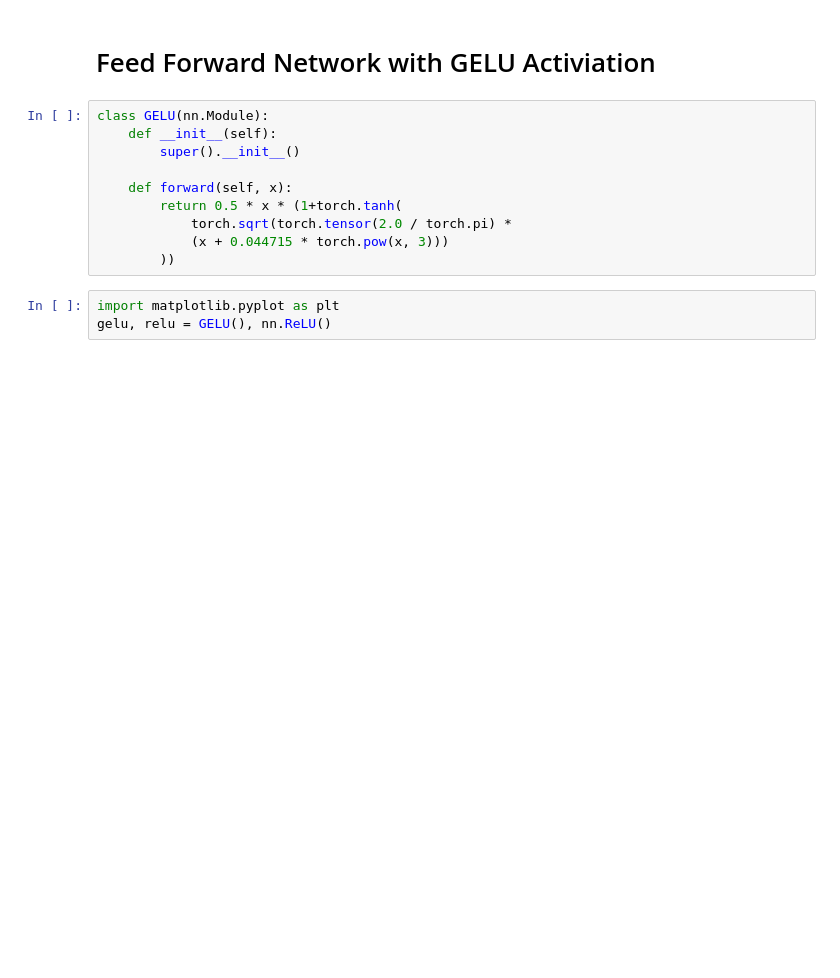
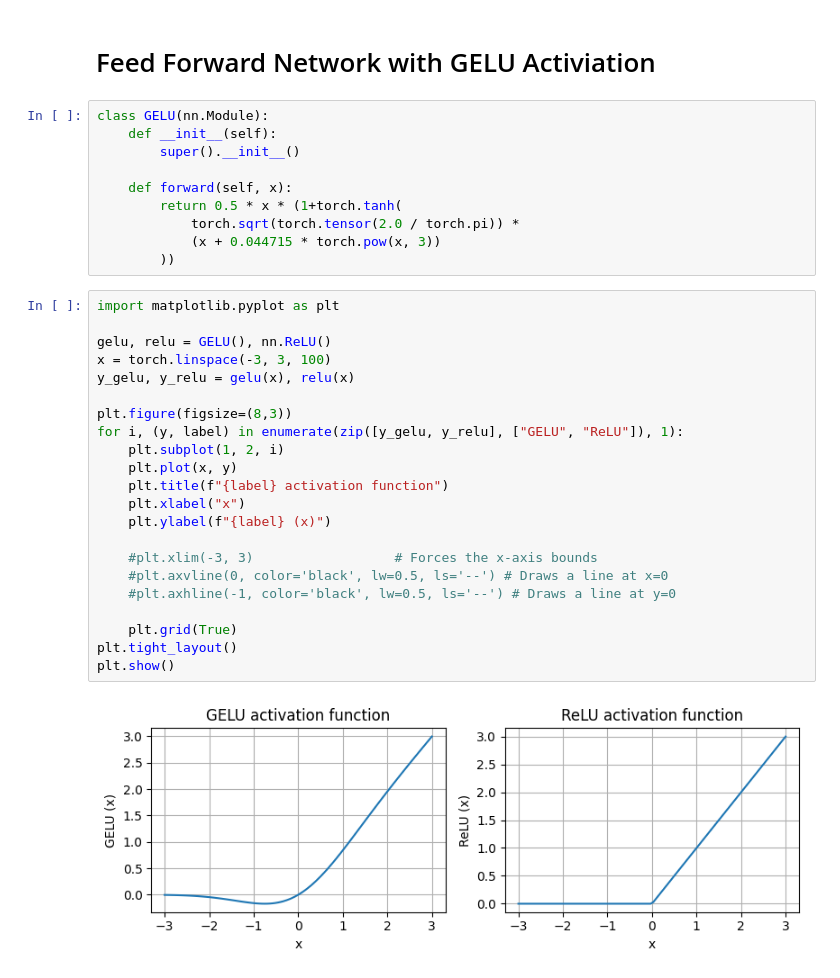
Before and after one commit to Cipherman/vlm-study, a Jupyter notebook: llm-from-scratch/gpt.ipynb, the cells around one changed output. Drawn from its saved outputs; the diff is of its cells as text; blank space fills up the shorter version.

```diff
--- a/llm-from-scratch/gpt.ipynb
+++ b/llm-from-scratch/gpt.ipynb
@@ -142,9 +192,30 @@ class GELU(nn.Module):
 
     def forward(self, x):
         return 0.5 * x * (1+torch.tanh(
-            torch.sqrt(torch.tensor(2.0 / torch.pi) *
-            (x + 0.044715 * torch.pow(x, 3)))
+            torch.sqrt(torch.tensor(2.0 / torch.pi)) *
+            (x + 0.044715 * torch.pow(x, 3))
         ))
 # %%
 import matplotlib.pyplot as plt
+
 gelu, relu = GELU(), nn.ReLU()
+x = torch.linspace(-3, 3, 100)
+y_gelu, y_relu = gelu(x), relu(x)
+
+plt.figure(figsize=(8,3))
+for i, (y, label) in enumerate(zip([y_gelu, y_relu], ["GELU", "ReLU"]), 1):
+    plt.subplot(1, 2, i)
+    plt.plot(x, y)
+    plt.title(f"{label} activation function")
+    plt.xlabel("x")
+    plt.ylabel(f"{label} (x)")
+
+    #plt.xlim(-3, 3)                  # Forces the x-axis bounds
+    #plt.axvline(0, color='black', lw=0.5, ls='--') # Draws a line at x=0
+    #plt.axhline(-1, color='black', lw=0.5, ls='--') # Draws a line at y=0
+
+    plt.grid(True)
+plt.tight_layout()
+plt.show()
+# %% [output]
+[figure, added]
```
Also changed, not shown: parts of 26 cells of this notebook, 1 other file.
